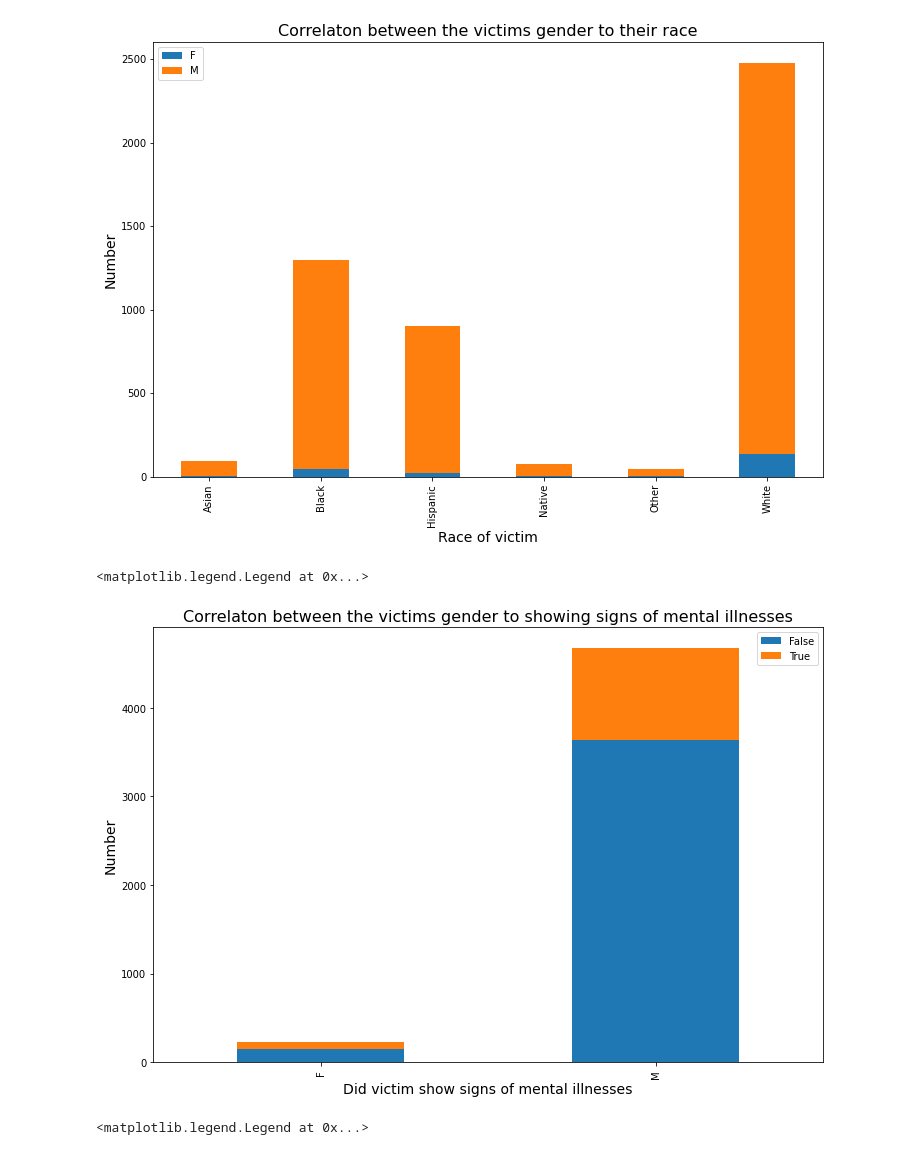
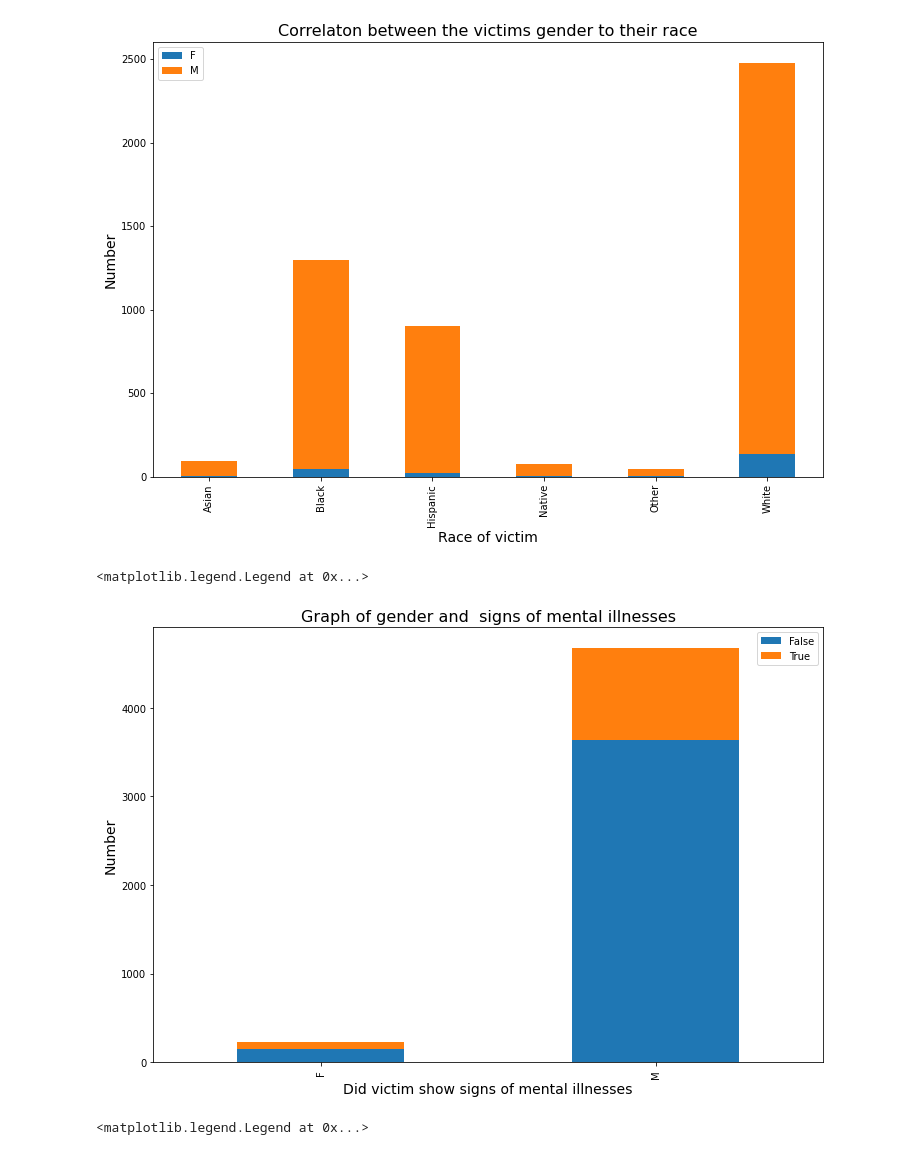
Before and after one commit to MachukaJoy/US_Police_Shootings_Analysis, a Jupyter notebook: US_POLICE_SHOOTING2.ipynb, the cells around one changed output. Cells and saved outputs as stored; diff of their text form; code cells hidden in the pictures.

```diff
--- a/US_POLICE_SHOOTING.ipynb
+++ b/US_POLICE_SHOOTING2.ipynb
@@ -527,15 +534,15 @@ plt.legend(fontsize=10)
 # %%
 #Plotting our bar graph
 df.groupby(['gender','signs_of_mental_illness']).id.count().unstack().plot(kind='bar',figsize=(12,8),stacked=True)
 
 # labels and title
-plt.title('Correlaton between the victims gender to showing signs of mental illnesses',fontsize=16)
+plt.title('Graph of gender and  signs of mental illnesses',fontsize=16)
 plt.xlabel('Did victim show signs of mental illnesses',fontsize=14)
 plt.ylabel('Number',fontsize=14)
 plt.legend(fontsize=10)
 # %% [output]
 <matplotlib.legend.Legend at 0x...>
-[figure, old version]
+[figure, new version]
 # %%
 #Plotting our bar graph
 df.groupby(['gender','threat_level']).id.count().unstack().plot(kind='bar',figsize=(12,8), stacked = True)
```
Also changed, not shown: parts of 19 cells of this notebook.
